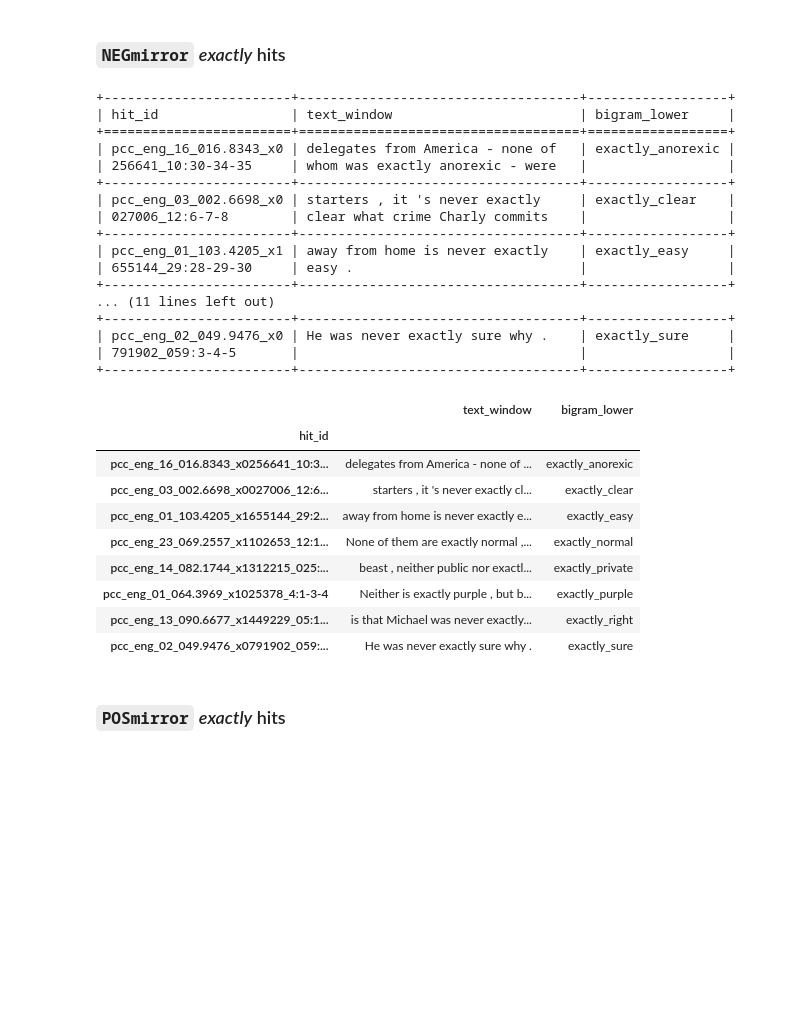
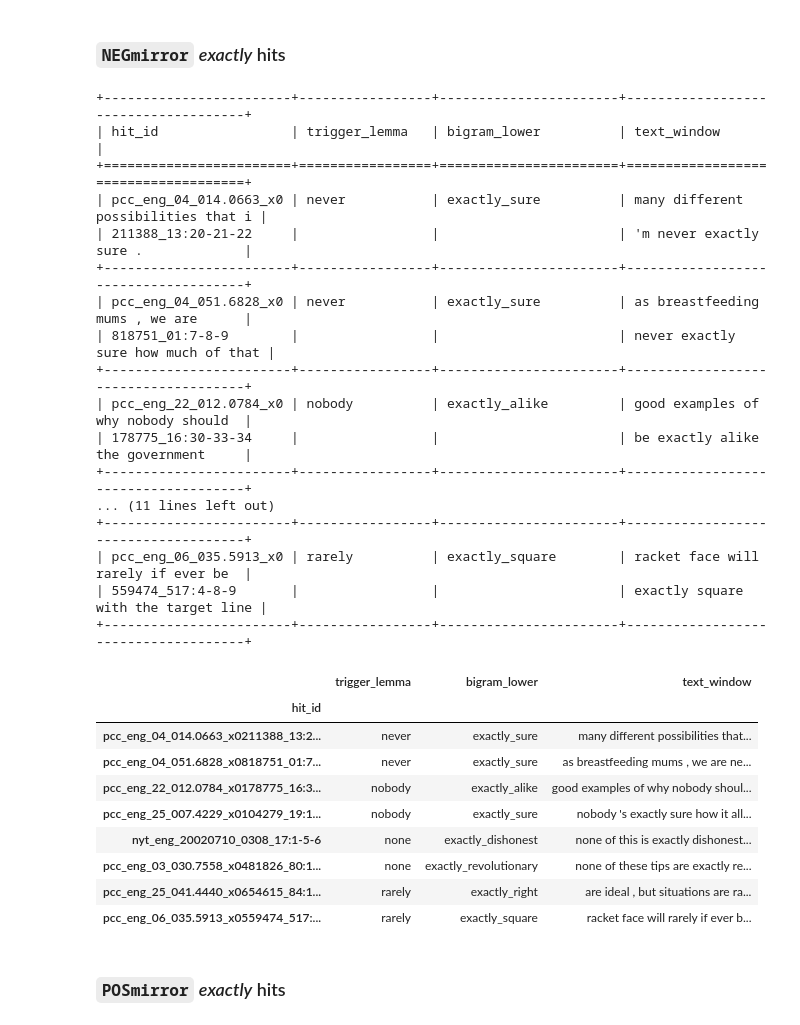
Before and after one commit to AndreaTheLinguist/sanpi, a Jupyter notebook: notebooks/exactly_ex.ipynb, the cells around one changed output. Drawn from its saved outputs; the diff is of its cells as text; code cells hidden in the pictures; blank space fills up the shorter version.

```diff
--- a/notebooks/exactly_ex.ipynb
+++ b/notebooks/exactly_ex.ipynb
@@ -125,8 +131,0 @@ pd.Series({d:p.relative_to(POST_PROC_DIR.parent) for d,p in path_dict.items()}).
-# %%
-def load_exactly_hits(pkl_path):
-    _df = pd.read_pickle(pkl_path).convert_dtypes()
-    # parq_path = str(pkl_path).replace('.35f.pkl.gz', '.parq')
-    # _df.to_parquet(parq_path, partition_cols=['pattern', 'neg_form_lower'])
-    # _df = pd.read_parquet(parq_path, filters=[('adv_form_lower', '==', 'exactly')])
-    _df = _df.loc[_df.adv_form_lower == 'exactly', :]
-    return _df
@@ -132,0 +140,8 @@ def load_exactly_hits(pkl_path):
+# %%
+def load_exactly_hits(parq_path, columns: list = HIT_EX_COLS):
+    return pd.read_parquet(
+        parq_path,
+        engine='pyarrow',
+        columns=columns,
+        filters=[('adv_form_lower', '==', 'exactly')],
+    )
@@ -133,4 +167,4 @@ def load_exactly_hits(pkl_path):
 # %%
-
-
-full_not_exactly = load_exactly_hits(pkl_path=path_dict['RBdirect'])
+pmir_exactly = load_exactly_hits(all_path_dict['POSmirror'])
+nmir_exactly = load_exactly_hits(all_path_dict['NEGmirror'])
+# full_not_exactly = load_exactly_hits(pkl_path=path_dict['RBdirect'])
@@ -187,43 +171,39 @@ memory usage: 427.7+ MB
-# %%
-pmir_exactly = load_exactly_hits(pkl_path=path_dict['POSmirror'])
-nmir_exactly = load_exactly_hits(pkl_path=path_dict['NEGmirror'])
-# full_not_exactly = load_exactly_hits(pkl_path=path_dict['RBdirect'])
 # %% [markdown]
 ### `NEGmirror` *exactly* hits
 # %%
 xnmir = (nmir_exactly.sample(8)
-            .sort_values(['bigram_lower','adj_form'])
+            .sort_values('all_forms_lower')
             .filter(regex=r'trig[ger]*_[dl]e|text|bigram_lower'))
 show_sample(xnmir)
 xnmir
 # %% [output]
-+------------------------+------------------------------------+------------------+
-| hit_id                 | text_window                        | bigram_lower     |
-+========================+====================================+==================+
-| pcc_eng_16_016.8343_x0 | delegates from America - none of   | exactly_anorexic |
-| 256641_10:30-34-35     | whom was exactly anorexic - were   |                  |
-+------------------------+------------------------------------+------------------+
-| pcc_eng_03_002.6698_x0 | starters , it 's never exactly     | exactly_clear    |
-| 027006_12:6-7-8        | clear what crime Charly commits    |                  |
-+------------------------+------------------------------------+------------------+
-| pcc_eng_01_103.4205_x1 | away from home is never exactly    | exactly_easy     |
-| 655144_29:28-29-30     | easy .                             |                  |
-+------------------------+------------------------------------+------------------+
++------------------------+-----------------+-----------------------+-------------------------------------+
+| hit_id                 | trigger_lemma   | bigram_lower          | text_window                         |
++========================+=================+=======================+=====================================+
+| pcc_eng_04_014.0663_x0 | never           | exactly_sure          | many different possibilities that i |
+| 211388_13:20-21-22     |                 |                       | 'm never exactly sure .             |
++------------------------+-----------------+-----------------------+-------------------------------------+
+| pcc_eng_04_051.6828_x0 | never           | exactly_sure          | as breastfeeding mums , we are      |
+| 818751_01:7-8-9        |                 |                       | never exactly sure how much of that |
++------------------------+-----------------+-----------------------+-------------------------------------+
+| pcc_eng_22_012.0784_x0 | nobody          | exactly_alike         | good examples of why nobody should  |
+| 178775_16:30-33-34     |                 |                       | be exactly alike the government     |
++------------------------+-----------------+-----------------------+-------------------------------------+
 ... (11 lines left out)
-+------------------------+------------------------------------+------------------+
-| pcc_eng_02_049.9476_x0 | He was never exactly sure why .    | exactly_sure     |
-| 791902_059:3-4-5       |                                    |                  |
-+------------------------+------------------------------------+------------------+
++------------------------+-----------------+-----------------------+-------------------------------------+
+| pcc_eng_06_035.5913_x0 | rarely          | exactly_square        | racket face will rarely if ever be  |
+| 559474_517:4-8-9       |                 |                       | exactly square with the target line |
++------------------------+-----------------+-----------------------+-------------------------------------+
-|  | text_window | bigram_lower |
-| hit_id |  |  |
-| pcc_eng_16_016.8343_x0256641_10:3... | delegates from America - none of ... | exactly_anorexic |
-| pcc_eng_03_002.6698_x0027006_12:6... | starters , it 's never exactly cl... | exactly_clear |
-| pcc_eng_01_103.4205_x1655144_29:2... | away from home is never exactly e... | exactly_easy |
-| pcc_eng_23_069.2557_x1102653_12:1... | None of them are exactly normal ,... | exactly_normal |
-| pcc_eng_14_082.1744_x1312215_025:... | beast , neither public nor exactl... | exactly_private |
-| pcc_eng_01_064.3969_x1025378_4:1-3-4 | Neither is exactly purple , but b... | exactly_purple |
-| pcc_eng_13_090.6677_x1449229_05:1... | is that Michael was never exactly... | exactly_right |
-| pcc_eng_02_049.9476_x0791902_059:... | He was never exactly sure why . | exactly_sure |
+|  | trigger_lemma | bigram_lower | text_window |
+| hit_id |  |  |  |
+| pcc_eng_04_014.0663_x0211388_13:2... | never | exactly_sure | many different possibilities that... |
+| pcc_eng_04_051.6828_x0818751_01:7... | never | exactly_sure | as breastfeeding mums , we are ne... |
+| pcc_eng_22_012.0784_x0178775_16:3... | nobody | exactly_alike | good examples of why nobody shoul... |
+| pcc_eng_25_007.4229_x0104279_19:1... | nobody | exactly_sure | nobody 's exactly sure how it all... |
+| nyt_eng_20020710_0308_17:1-5-6 | none | exactly_dishonest | none of this is exactly dishonest... |
+| pcc_eng_03_030.7558_x0481826_80:1... | none | exactly_revolutionary | none of these tips are exactly re... |
+| pcc_eng_25_041.4440_x0654615_84:1... | rarely | exactly_right | are ideal , but situations are ra... |
+| pcc_eng_06_035.5913_x0559474_517:... | rarely | exactly_square | racket face will rarely if ever b... |
 # %% [markdown]
 ### `POSmirror` *exactly* hits
 # %%
```
Also changed, not shown: parts of 36 cells of this notebook, 16 other files.
